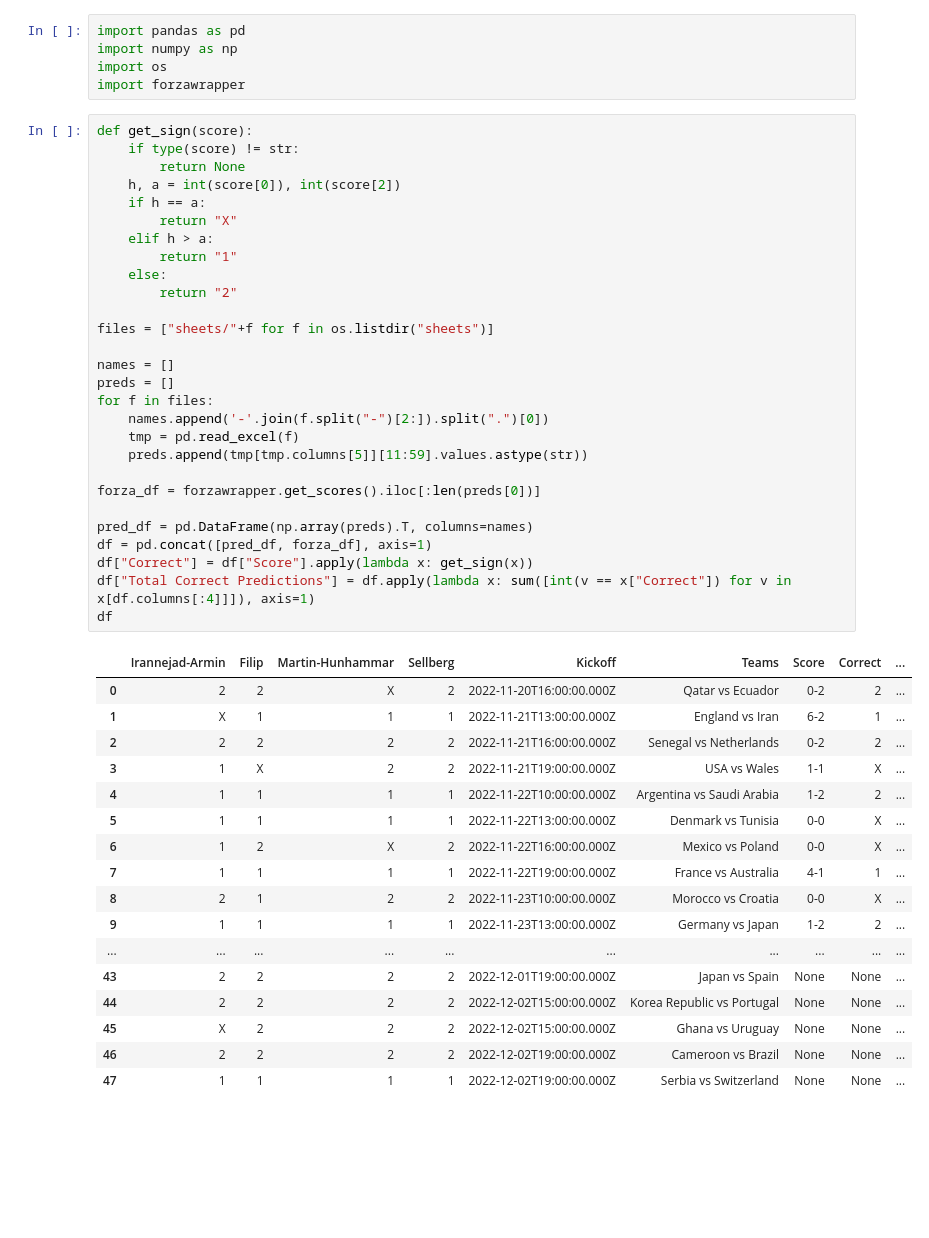
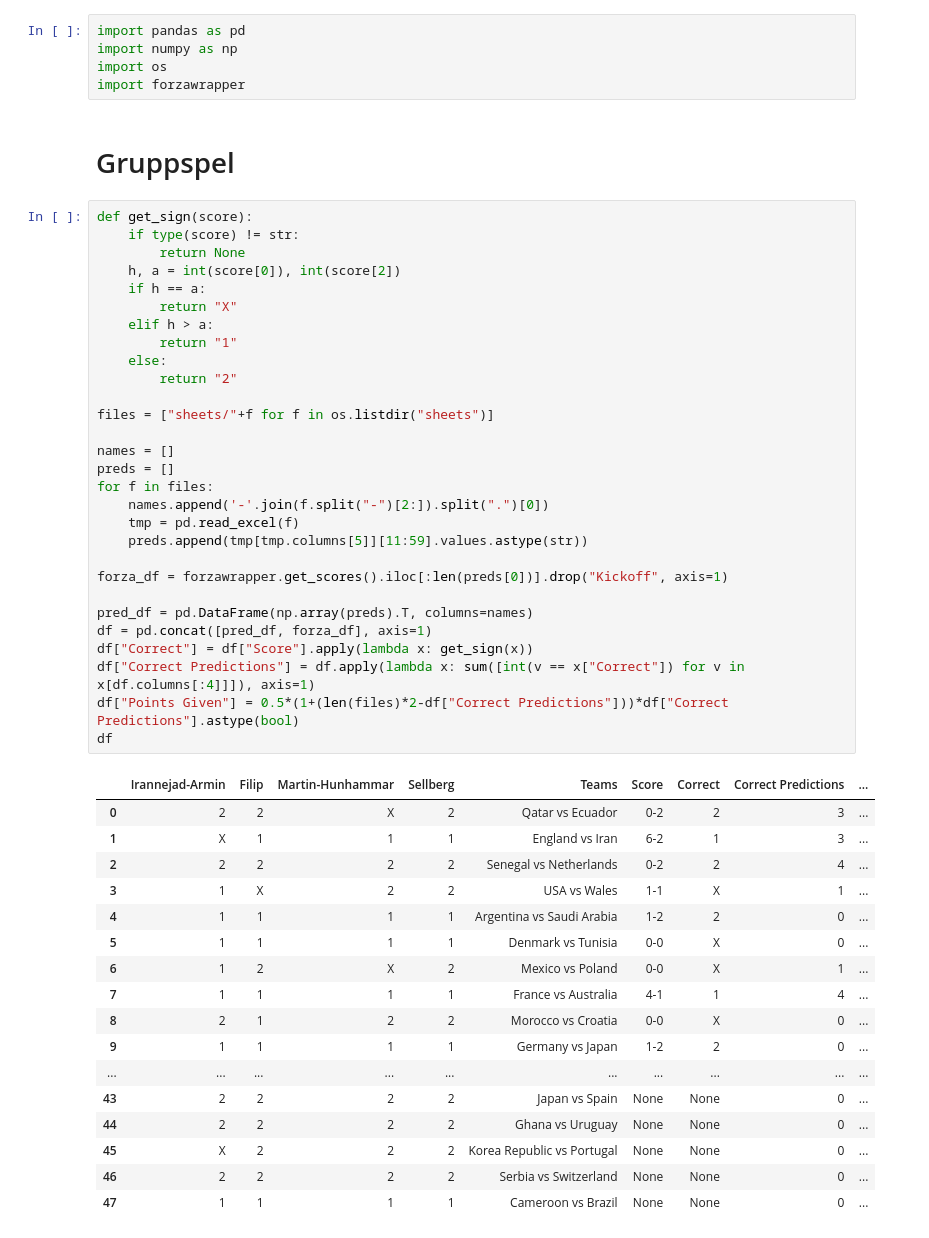
Before and after one commit to filipaslin/wc-tippning, a Jupyter notebook: scores.ipynb, the cells around one changed output. Drawn from its saved outputs; the diff is of its cells as text; blank space fills up the shorter version.

```diff
--- a/scores.ipynb
+++ b/scores.ipynb
@@ -3,50 +3,53 @@ import pandas as pd
 import numpy as np
 import os
 import forzawrapper
+# %% [markdown]
+<h1>Gruppspel</h1>
 # %%
 def get_sign(score):
     if type(score) != str:
         return None
     h, a = int(score[0]), int(score[2])
     if h == a:
         return "X"
     elif h > a:
         return "1"
     else:
         return "2"
 
 files = ["sheets/"+f for f in os.listdir("sheets")]
 
 names = []
 preds = []
 for f in files:
     names.append('-'.join(f.split("-")[2:]).split(".")[0])
     tmp = pd.read_excel(f)
     preds.append(tmp[tmp.columns[5]][11:59].values.astype(str))
 
-forza_df = forzawrapper.get_scores().iloc[:len(preds[0])]
+forza_df = forzawrapper.get_scores().iloc[:len(preds[0])].drop("Kickoff", axis=1)
 
 pred_df = pd.DataFrame(np.array(preds).T, columns=names)
 df = pd.concat([pred_df, forza_df], axis=1)
 df["Correct"] = df["Score"].apply(lambda x: get_sign(x))
-df["Total Correct Predictions"] = df.apply(lambda x: sum([int(v == x["Correct"]) for v in x[df.columns[:4]]]), axis=1)
+df["Correct Predictions"] = df.apply(lambda x: sum([int(v == x["Correct"]) for v in x[df.columns[:4]]]), axis=1)
+df["Points Given"] = 0.5*(1+(len(files)*2-df["Correct Predictions"]))*df["Correct Predictions"].astype(bool)
 df
 # %% [output]
-|  | Irannejad-Armin | Filip | Martin-Hunhammar | Sellberg | Kickoff | Teams | Score | Correct | ... |
-| 0 | 2 | 2 | X | 2 | 2022-11-20T16:00:00.000Z | Qatar vs Ecuador | 0-2 | 2 | ... |
-| 1 | X | 1 | 1 | 1 | 2022-11-21T13:00:00.000Z | England vs Iran | 6-2 | 1 | ... |
-| 2 | 2 | 2 | 2 | 2 | 2022-11-21T16:00:00.000Z | Senegal vs Netherlands | 0-2 | 2 | ... |
-| 3 | 1 | X | 2 | 2 | 2022-11-21T19:00:00.000Z | USA vs Wales | 1-1 | X | ... |
-| 4 | 1 | 1 | 1 | 1 | 2022-11-22T10:00:00.000Z | Argentina vs Saudi Arabia | 1-2 | 2 | ... |
-| 5 | 1 | 1 | 1 | 1 | 2022-11-22T13:00:00.000Z | Denmark vs Tunisia | 0-0 | X | ... |
-| 6 | 1 | 2 | X | 2 | 2022-11-22T16:00:00.000Z | Mexico vs Poland | 0-0 | X | ... |
-| 7 | 1 | 1 | 1 | 1 | 2022-11-22T19:00:00.000Z | France vs Australia | 4-1 | 1 | ... |
-| 8 | 2 | 1 | 2 | 2 | 2022-11-23T10:00:00.000Z | Morocco vs Croatia | 0-0 | X | ... |
-| 9 | 1 | 1 | 1 | 1 | 2022-11-23T13:00:00.000Z | Germany vs Japan | 1-2 | 2 | ... |
+|  | Irannejad-Armin | Filip | Martin-Hunhammar | Sellberg | Teams | Score | Correct | Correct Predictions | ... |
+| 0 | 2 | 2 | X | 2 | Qatar vs Ecuador | 0-2 | 2 | 3 | ... |
+| 1 | X | 1 | 1 | 1 | England vs Iran | 6-2 | 1 | 3 | ... |
+| 2 | 2 | 2 | 2 | 2 | Senegal vs Netherlands | 0-2 | 2 | 4 | ... |
+| 3 | 1 | X | 2 | 2 | USA vs Wales | 1-1 | X | 1 | ... |
+| 4 | 1 | 1 | 1 | 1 | Argentina vs Saudi Arabia | 1-2 | 2 | 0 | ... |
+| 5 | 1 | 1 | 1 | 1 | Denmark vs Tunisia | 0-0 | X | 0 | ... |
+| 6 | 1 | 2 | X | 2 | Mexico vs Poland | 0-0 | X | 1 | ... |
+| 7 | 1 | 1 | 1 | 1 | France vs Australia | 4-1 | 1 | 4 | ... |
+| 8 | 2 | 1 | 2 | 2 | Morocco vs Croatia | 0-0 | X | 0 | ... |
+| 9 | 1 | 1 | 1 | 1 | Germany vs Japan | 1-2 | 2 | 0 | ... |
 | ... | ... | ... | ... | ... | ... | ... | ... | ... | ... |
-| 43 | 2 | 2 | 2 | 2 | 2022-12-01T19:00:00.000Z | Japan vs Spain | None | None | ... |
-| 44 | 2 | 2 | 2 | 2 | 2022-12-02T15:00:00.000Z | Korea Republic vs Portugal | None | None | ... |
-| 45 | X | 2 | 2 | 2 | 2022-12-02T15:00:00.000Z | Ghana vs Uruguay | None | None | ... |
-| 46 | 2 | 2 | 2 | 2 | 2022-12-02T19:00:00.000Z | Cameroon vs Brazil | None | None | ... |
-| 47 | 1 | 1 | 1 | 1 | 2022-12-02T19:00:00.000Z | Serbia vs Switzerland | None | None | ... |
+| 43 | 2 | 2 | 2 | 2 | Japan vs Spain | None | None | 0 | ... |
+| 44 | 2 | 2 | 2 | 2 | Ghana vs Uruguay | None | None | 0 | ... |
+| 45 | X | 2 | 2 | 2 | Korea Republic vs Portugal | None | None | 0 | ... |
+| 46 | 2 | 2 | 2 | 2 | Serbia vs Switzerland | None | None | 0 | ... |
+| 47 | 1 | 1 | 1 | 1 | Cameroon vs Brazil | None | None | 0 | ... |
 # %%
```
Also changed, not shown: parts of 4 cells of this notebook.
